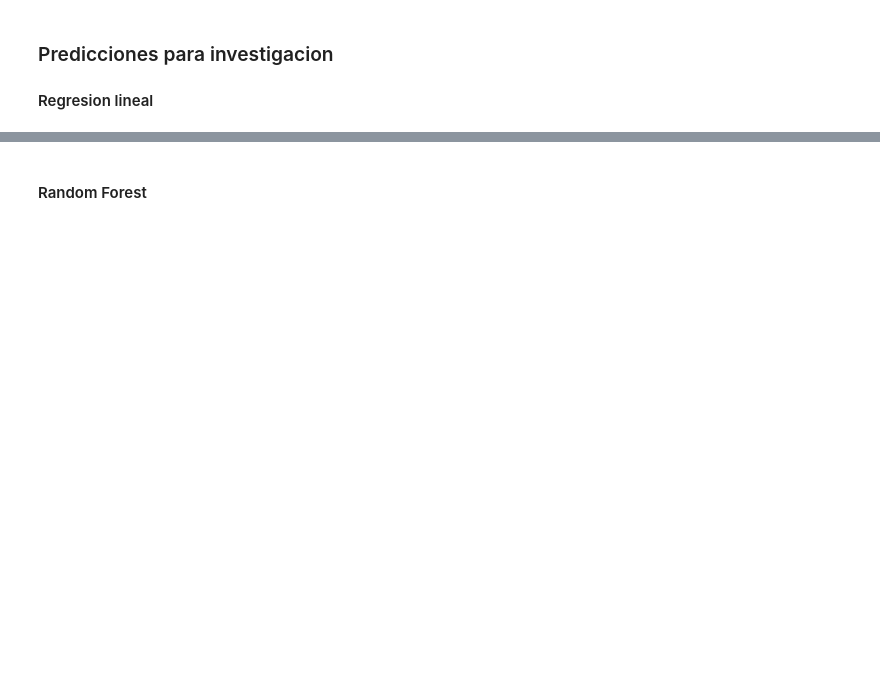
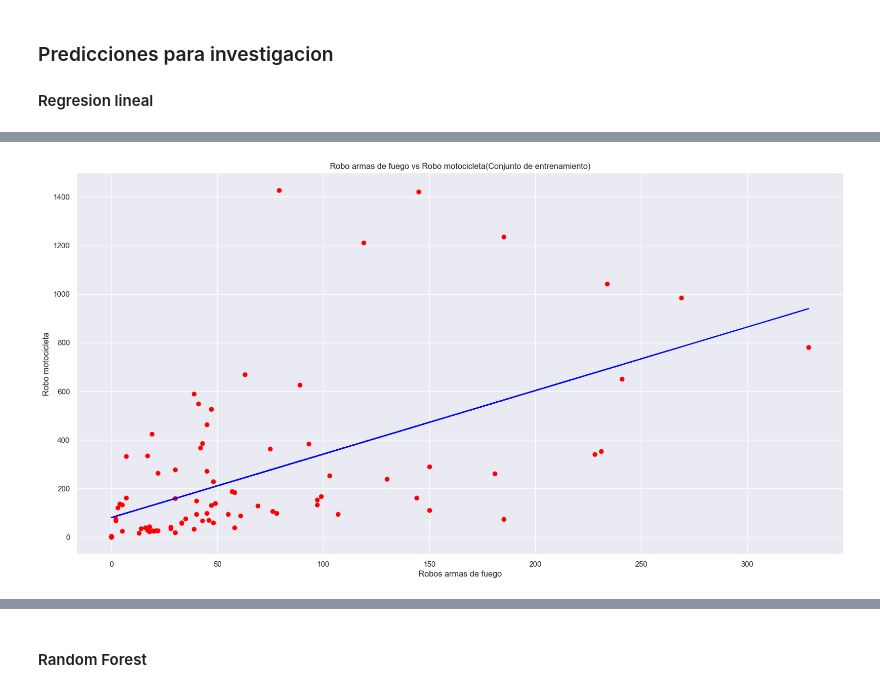
Before and after one commit to andresdlRoca/Data_Mining_Project-UVG-2023, a Jupyter notebook: main.ipynb, the cells around one changed output, grey strips where cells are left out. Drawn from its saved outputs; the diff is of its cells as text; code cells hidden in the pictures; blank space fills up the shorter version.

```diff
--- a/main.ipynb
+++ b/main.ipynb
@@ -366,0 +412,5 @@ print("Hi Mom!")
+# %%
+print(datageneral)
+X = datageneral.iloc[:, 4].values # Robo armas de fuego
+
+y = datageneral.iloc[:, 3].values # Robo motocicletas
@@ -366,0 +435,18 @@ print("Hi Mom!")
+# %%
+X_train, X_test, y_train, y_test = train_test_split(X, y, test_size=0.2)
+
+regressor = LinearRegression()
+regressor.fit(X_train.reshape(-1,1), y_train.reshape(-1,1))
+
+y_pred = regressor.predict(X_test.reshape(-1,1))
+# %%
+# Visualizacion de los resultados con el conjunto de entrenamiento
+
+plt.scatter(X_train, y_train, color='red')
+plt.plot(X_train, regressor.predict(X_train.reshape(-1,1)), color='blue')
+plt.title('Robo armas de fuego vs Robo motocicleta(Conjunto de entrenamiento)')
+plt.xlabel('Robos armas de fuego')
+plt.ylabel('Robo motocicleta')
+plt.show()
+# %% [output]
+[figure, added]
```
Also changed, not shown: parts of 36 cells of this notebook, 11 other files.
